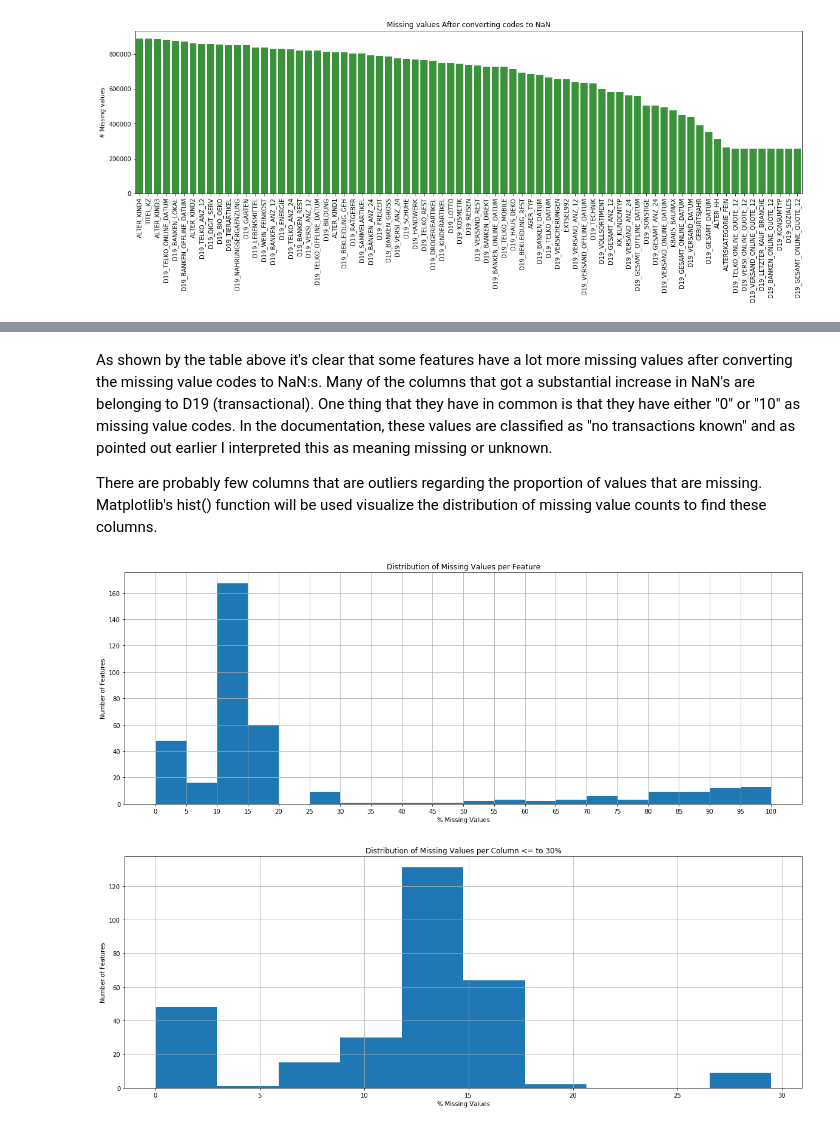
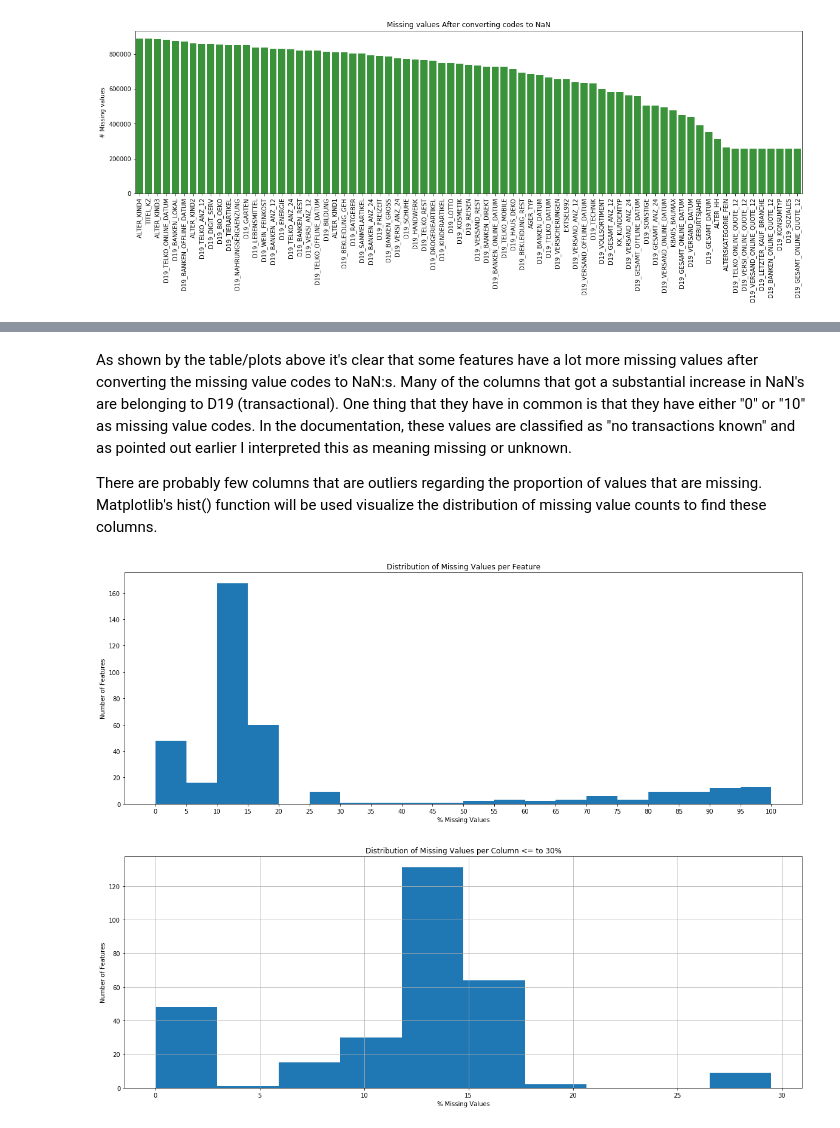
Before and after one commit to michanN/capstone-arvato, a Jupyter notebook: Arvato Project Workbook.ipynb, the cells around one changed output, grey strips where cells are left out. Cells and saved outputs as stored; diff of their text form; code cells hidden in the pictures.

```diff
--- a/Arvato Project Workbook.ipynb
+++ b/Arvato Project Workbook.ipynb
@@ -229,17 +233,16 @@ plot_missing(df=df_missing_values, column='After')
 # %% [markdown]
-As shown by the table above it's clear that some features have a lot more missing values after converting the missing value codes to NaN:s. Many of the columns that got a substantial increase in NaN's are belonging to D19 (transactional). One thing that they have in common is that they have either "0" or "10" as missing value codes. In the documentation, these values are classified as "no transactions known" and as pointed out earlier I interpreted this as meaning missing or unknown.
+As shown by the table/plots above it's clear that some features have a lot more missing values after converting the missing value codes to NaN:s. Many of the columns that got a substantial increase in NaN's are belonging to D19 (transactional). One thing that they have in common is that they have either "0" or "10" as missing value codes. In the documentation, these values are classified as "no transactions known" and as pointed out earlier I interpreted this as meaning missing or unknown.
 
 There are probably few columns that are outliers regarding the proportion of values that are missing. Matplotlib's hist() function will be used visualize the distribution of missing value counts to find these columns.
 # %%
 fig = plt.figure(figsize=(20,7))
 plt.hist(df_missing_values['Percentage_Missing'], bins=np.linspace(0,100,21))
 plt.title('Distribution of Missing Values per Feature');
 plt.xticks(np.linspace(0,100,21))
 plt.xlabel('% Missing Values')
-plt.ylabel('Number of Features')
-plt.grid()
+plt.ylabel('Number of Features');
 # %% [output]
-[figure, old version]
+[figure, new version]
 # %%
 less_30 = df_missing_values[df_missing_values['Percentage_Missing'] <= 30]['Percentage_Missing']
 
```
Also changed, not shown: parts of 29 cells of this notebook, 1 other file.
